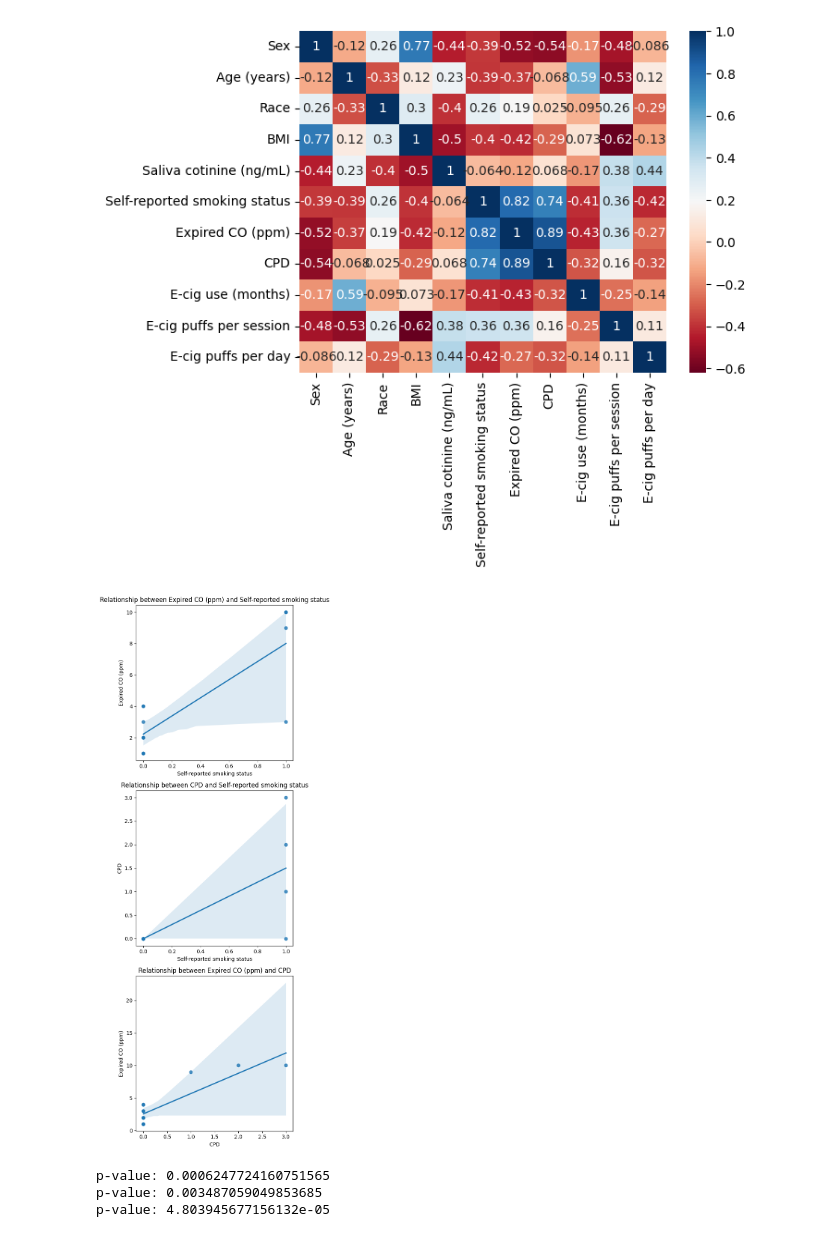
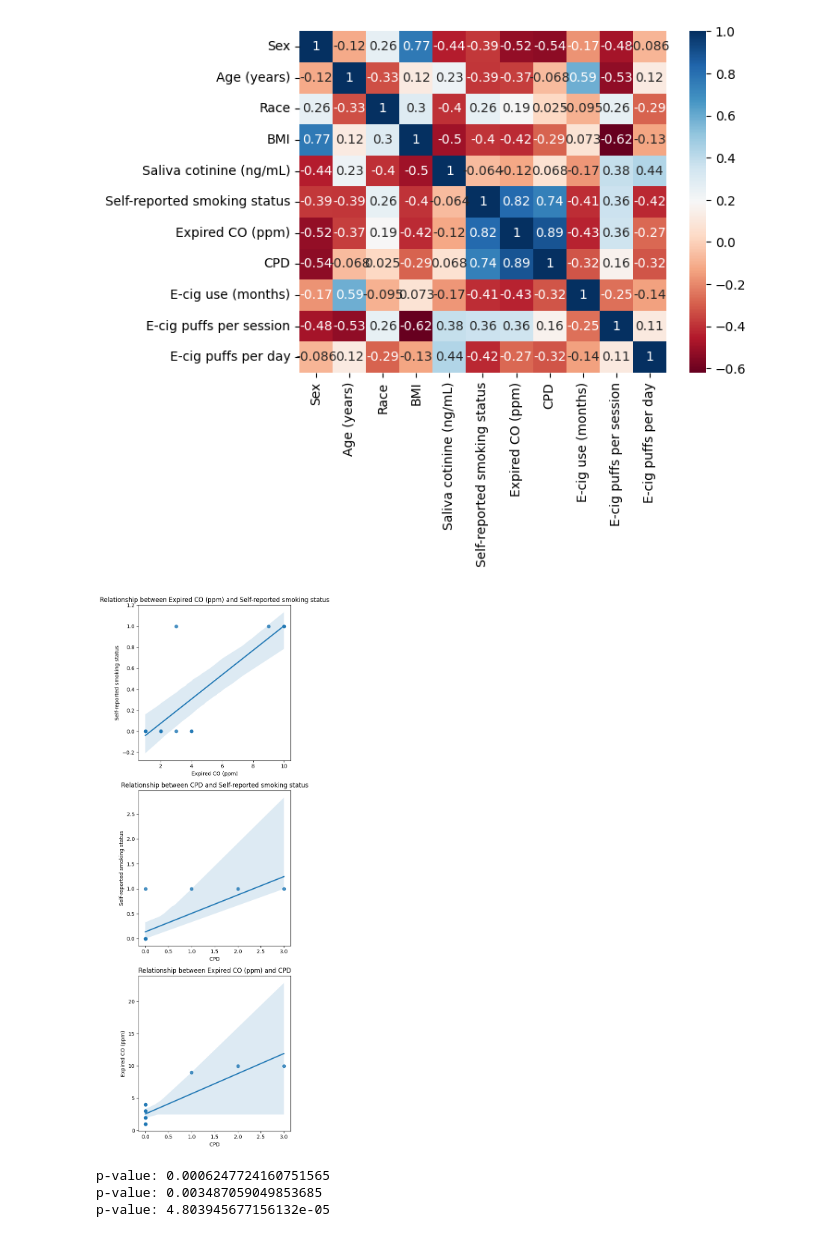
Before and after one commit to harshit2702/Major-Project-Nicotine-Retention, a Jupyter notebook: notebooks/discoveringData.ipynb, the cells around one changed output. Saved outputs shown, nothing was run; the diff lists cells and outputs as text; code cells hidden in the pictures.

```diff
--- a/notebooks/discoveringData.ipynb
+++ b/notebooks/discoveringData.ipynb
@@ -126,28 +126,29 @@ sns.heatmap(corr_matrix, annot=True, cmap='RdBu')
 [figure]
 # %%
 import seaborn as sns
+import matplotlib.pyplot as plt
 fig, axes = plt.subplots(3, 1, figsize=(5, 15))
 
 # Scatter plot with regression line
-sns.regplot(x=participants_raw['Self-reported smoking status'], y=participants_raw['Expired CO (ppm)'], ax=axes[0])
-axes[0].set_xlabel('Self-reported smoking status')
-axes[0].set_ylabel('Expired CO (ppm)')
+sns.regplot(x=participants_raw['Expired CO (ppm)'], y=participants_raw['Self-reported smoking status'], ax=axes[0])
+axes[0].set_ylabel('Self-reported smoking status')
+axes[0].set_xlabel('Expired CO (ppm)')
 axes[0].set_title('Relationship between Expired CO (ppm) and Self-reported smoking status')
 
-sns.regplot(x=participants_raw['Self-reported smoking status'], y=participants_raw['CPD'], ax=axes[1])
-axes[1].set_xlabel('Self-reported smoking status')
-axes[1].set_ylabel('CPD')
+sns.regplot(x=participants_raw['CPD'], y=participants_raw['Self-reported smoking status'], ax=axes[1])
+axes[1].set_ylabel('Self-reported smoking status')
+axes[1].set_xlabel('CPD')
 axes[1].set_title('Relationship between CPD and Self-reported smoking status')
 
 sns.regplot(x=participants_raw['CPD'], y=participants_raw['Expired CO (ppm)'], ax=axes[2])
 axes[2].set_xlabel('CPD')
 axes[2].set_ylabel('Expired CO (ppm)')
 axes[2].set_title('Relationship between Expired CO (ppm) and CPD')
 
 plt.tight_layout()
 plt.show()
 # %% [output]
-[figure, old version]
+[figure, new version]
 # %%
 import numpy as np
 from scipy.stats import pearsonr
```
Also changed, not shown: parts of 14 cells of this notebook.
